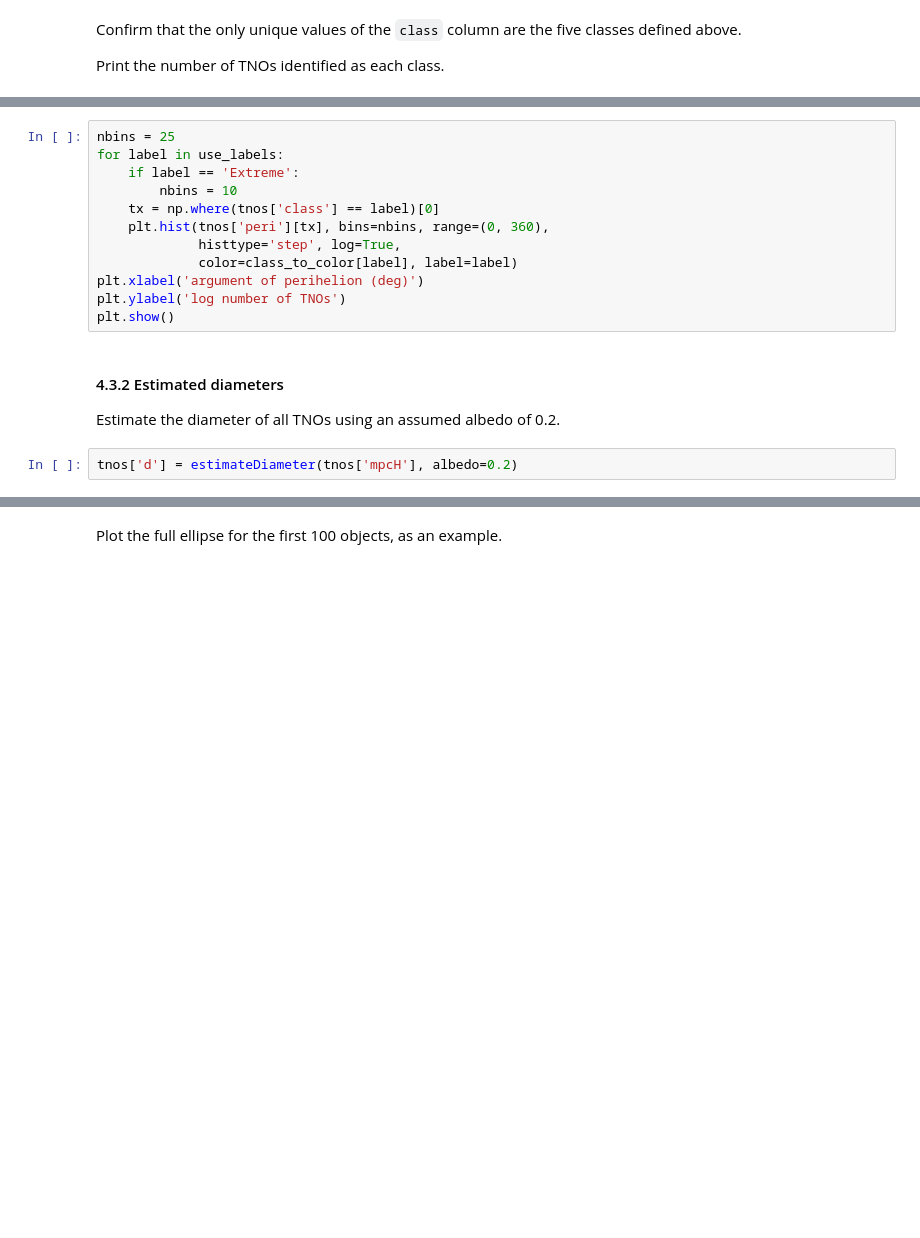
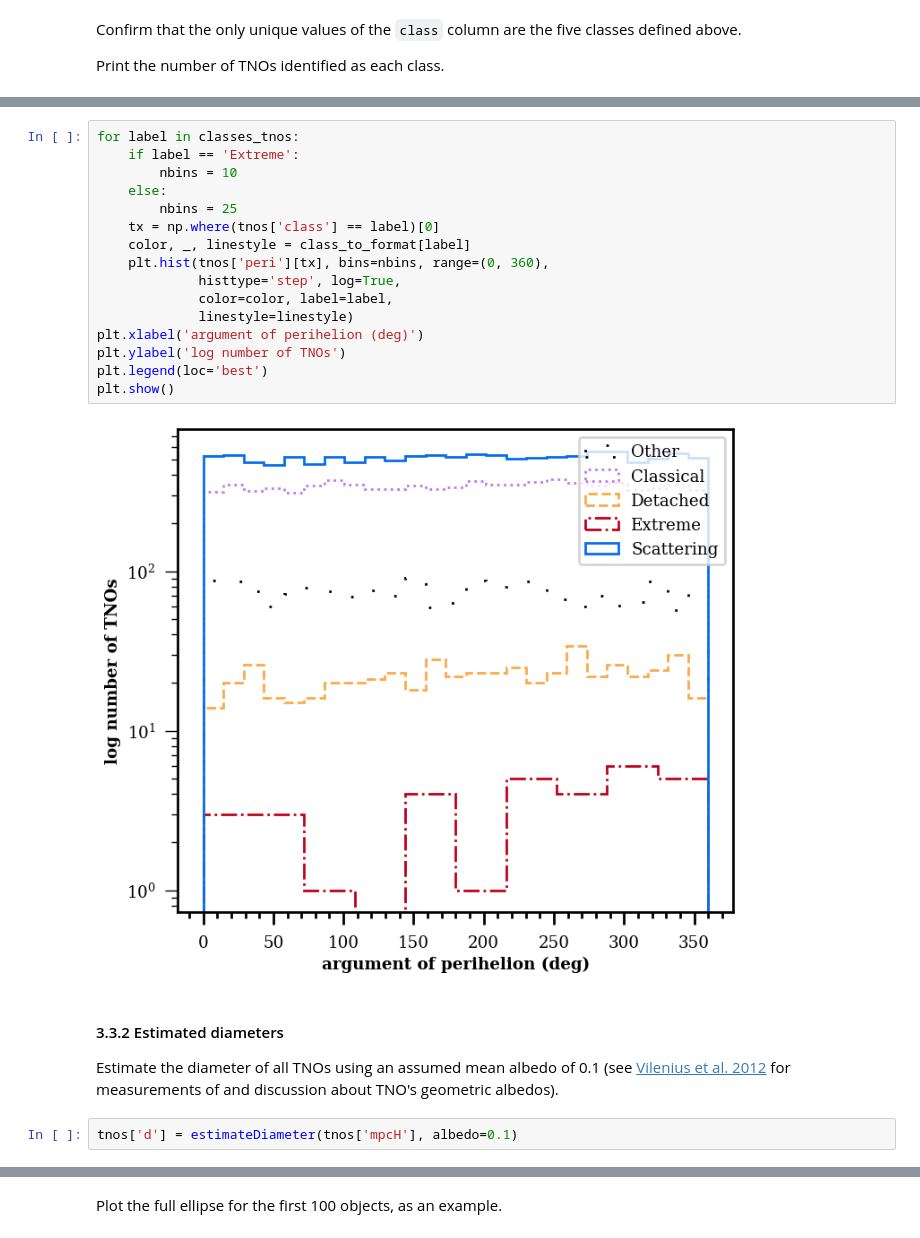
Before and after one commit to rubin-dp0/tutorial-notebooks, a Jupyter notebook: DP03_04_Trans-Neptunian_Objects.ipynb, the cells around one changed output, grey strips where cells are left out. Drawn from its saved outputs; the diff is of its cells as text; blank space fills up the shorter version.

```diff
--- a/DP03_04_Trans-Neptunian_Objects.ipynb
+++ b/DP03_04_Trans-Neptunian_Objects.ipynb
@@ -747,21 +867,27 @@ plt.show()
 # %%
-nbins = 25
-for label in use_labels:
+for label in classes_tnos:
     if label == 'Extreme':
         nbins = 10
+    else:
+        nbins = 25
     tx = np.where(tnos['class'] == label)[0]
+    color, _, linestyle = class_to_format[label]
     plt.hist(tnos['peri'][tx], bins=nbins, range=(0, 360),
              histtype='step', log=True,
-             color=class_to_color[label], label=label)
+             color=color, label=label,
+             linestyle=linestyle)
 plt.xlabel('argument of perihelion (deg)')
 plt.ylabel('log number of TNOs')
+plt.legend(loc='best')
 plt.show()
+# %% [output]
+[figure, added]
 # %% [markdown]
-#### 4.3.2 Estimated diameters
+#### 3.3.2 Estimated diameters
 
-Estimate the diameter of all TNOs using an assumed albedo of 0.2.
+Estimate the diameter of all TNOs using an assumed mean albedo of 0.1 (see [Vilenius et al. 2012](https://ui.adsabs.harvard.edu/abs/2012A%26A...541A..94V/abstract) for measurements of and discussion about TNO's geometric albedos).
 # %%
-tnos['d'] = estimateDiameter(tnos['mpcH'], albedo=0.2)
+tnos['d'] = estimateDiameter(tnos['mpcH'], albedo=0.1)
 # %% [markdown]
 Plot the estimated size distribution for these TNOs.
 
```
Also changed, not shown: parts of 71 cells of this notebook.
